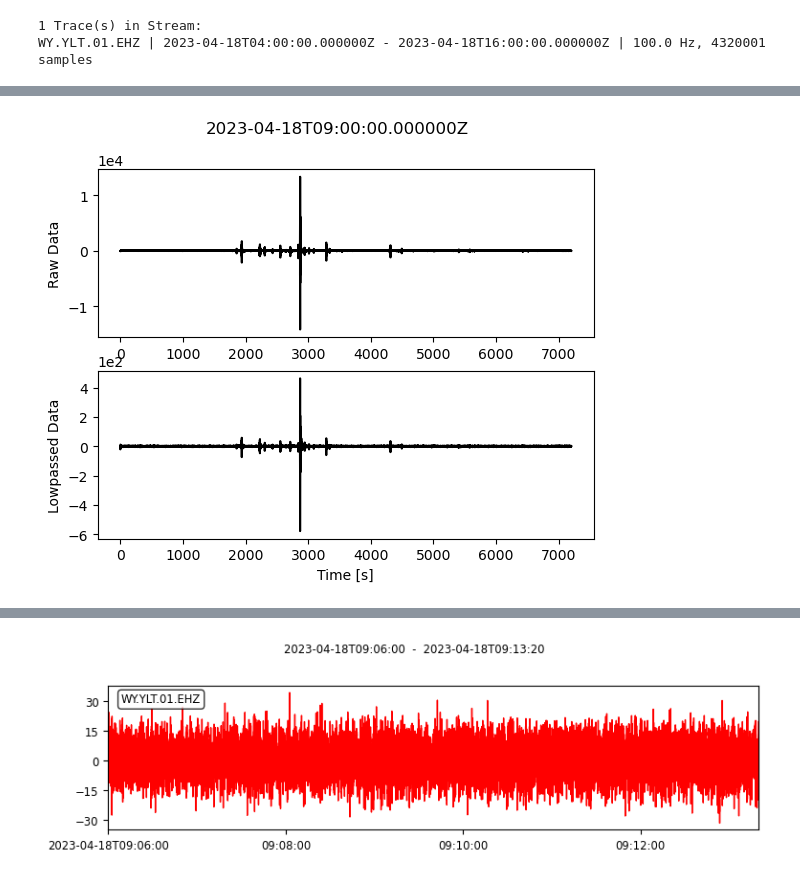
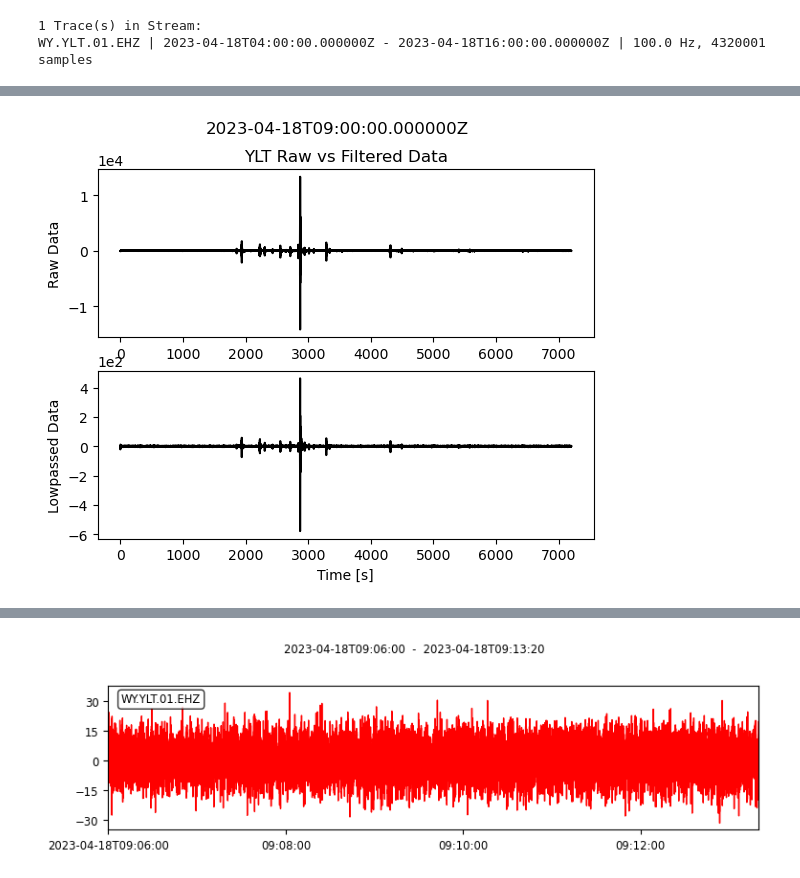
Before and after one commit to GPGN-268-archive/FP01-mars-seismo, a Jupyter notebook: ChloeWork.ipynb, the cells around one changed output, grey strips where cells are left out. Saved outputs shown, nothing was run; the diff lists cells and outputs as text; code cells hidden in the pictures.

```diff
--- a/ChloeWork.ipynb
+++ b/ChloeWork.ipynb
@@ -127,25 +128,26 @@ WY.YLT.01.EHZ | 2023-04-18T09:00:00.000000Z - 2023-04-18T11:00:00.000000Z | 100.
 # %%
 # Filtering with a lowpass on a copy of the original Trace
 tr1_filt = tr1.copy()
 tr1_filt.filter('lowpass', freq=1, corners=2, zerophase=True)
 
 # Now let's plot the raw and filtered data...
 t = np.arange(0, tr1.stats.npts / tr1.stats.sampling_rate, tr1.stats.delta)
 plt.subplot(211)
+plt.title('YLT Raw vs Filtered Data')
 plt.plot(t, tr1.data, 'k')
 plt.ticklabel_format(axis='y', style='sci', scilimits=(0,0))
 plt.ylabel('Raw Data')
 plt.subplot(212)
 plt.plot(t, tr1_filt.data, 'k')
 plt.ylabel('Lowpassed Data')
 plt.xlabel('Time [s]')
 plt.suptitle(tr1.stats.starttime)
 plt.ticklabel_format(axis='y', style='sci', scilimits=(0,0))
 plt.show()
 
 #Lowpass = lower than certain # signals passed - cleard up outliers
 # %% [output]
-[figure, old version]
+[figure, new version]
 # %%
 st3.plot(type='dayplot')
 
```
Also changed, not shown: parts of 3 cells of this notebook, 1 other file.
